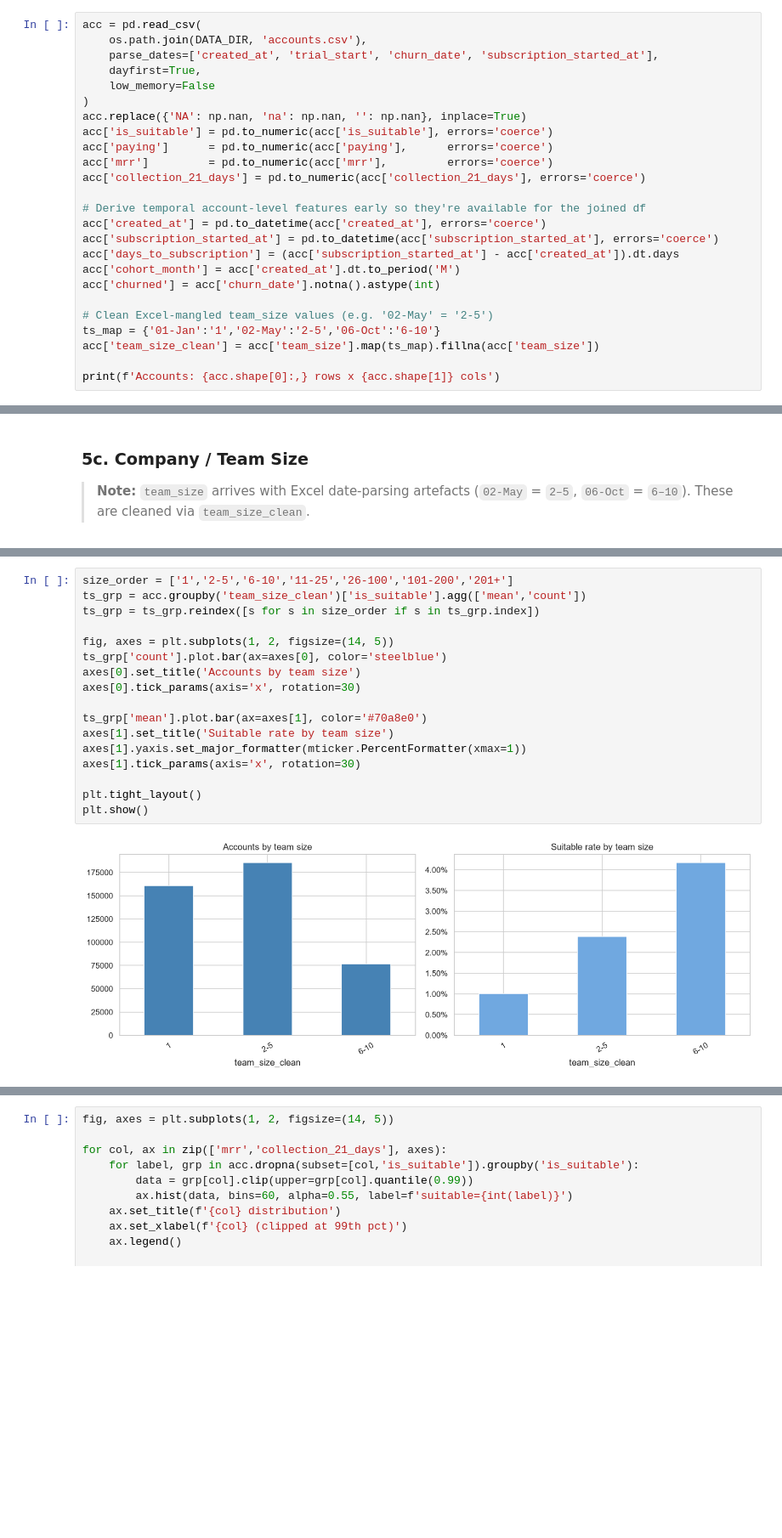
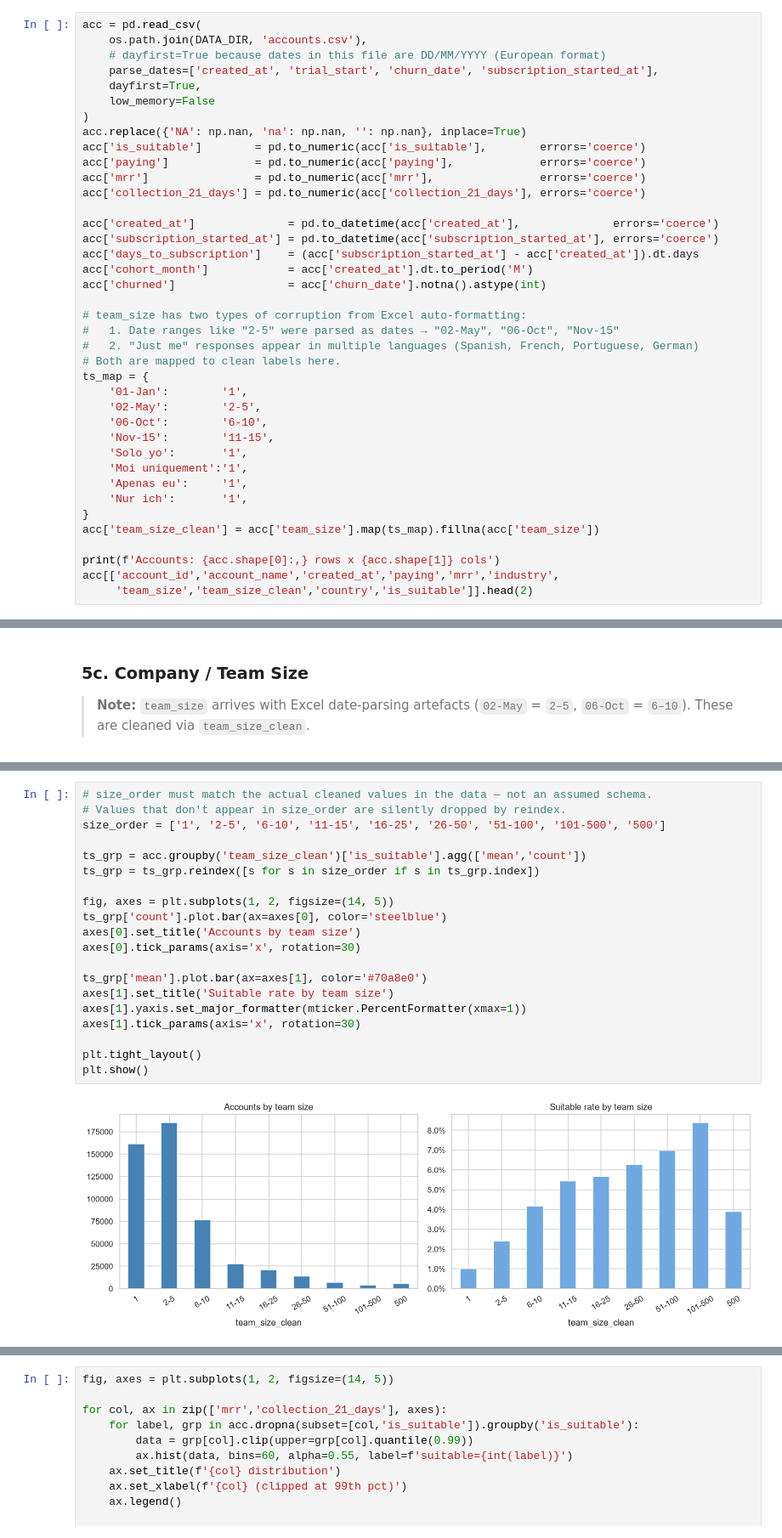
Before and after one commit to DShaience/monday, a Jupyter notebook: eda/01_eda.ipynb, the cells around one changed output, grey strips where cells are left out. Shown at 85% size. Saved outputs shown, nothing was run; the diff lists cells and outputs as text; blank space fills up the shorter version.

```diff
--- a/eda/01_eda.ipynb
+++ b/eda/01_eda.ipynb
@@ -41,27 +48,41 @@ Data directory: e:\development\monday\resources
 # %%
 acc = pd.read_csv(
     os.path.join(DATA_DIR, 'accounts.csv'),
+    # dayfirst=True because dates in this file are DD/MM/YYYY (European format)
     parse_dates=['created_at', 'trial_start', 'churn_date', 'subscription_started_at'],
     dayfirst=True,
     low_memory=False
 )
 acc.replace({'NA': np.nan, 'na': np.nan, '': np.nan}, inplace=True)
-acc['is_suitable'] = pd.to_numeric(acc['is_suitable'], errors='coerce')
-acc['paying']      = pd.to_numeric(acc['paying'],      errors='coerce')
-acc['mrr']         = pd.to_numeric(acc['mrr'],         errors='coerce')
+acc['is_suitable']        = pd.to_numeric(acc['is_suitable'],        errors='coerce')
+acc['paying']             = pd.to_numeric(acc['paying'],             errors='coerce')
+acc['mrr']                = pd.to_numeric(acc['mrr'],                errors='coerce')
 acc['collection_21_days'] = pd.to_numeric(acc['collection_21_days'], errors='coerce')
 
-# Derive temporal account-level features early so they're available for the joined df
-acc['created_at'] = pd.to_datetime(acc['created_at'], errors='coerce')
+acc['created_at']              = pd.to_datetime(acc['created_at'],              errors='coerce')
 acc['subscription_started_at'] = pd.to_datetime(acc['subscription_started_at'], errors='coerce')
-acc['days_to_subscription'] = (acc['subscription_started_at'] - acc['created_at']).dt.days
-acc['cohort_month'] = acc['created_at'].dt.to_period('M')
-acc['churned'] = acc['churn_date'].notna().astype(int)
+acc['days_to_subscription']    = (acc['subscription_started_at'] - acc['created_at']).dt.days
+acc['cohort_month']            = acc['created_at'].dt.to_period('M')
+acc['churned']                 = acc['churn_date'].notna().astype(int)
 
-# Clean Excel-mangled team_size values (e.g. '02-May' = '2-5')
-ts_map = {'01-Jan':'1','02-May':'2-5','06-Oct':'6-10'}
+# team_size has two types of corruption from Excel auto-formatting:
+#   1. Date ranges like "2-5" were parsed as dates → "02-May", "06-Oct", "Nov-15"
+#   2. "Just me" responses appear in multiple languages (Spanish, French, Portuguese, German)
+# Both are mapped to clean labels here.
+ts_map = {
+    '01-Jan':        '1',
+    '02-May':        '2-5',
+    '06-Oct':        '6-10',
+    'Nov-15':        '11-15',
+    'Solo yo':       '1',
+    'Moi uniquement':'1',
+    'Apenas eu':     '1',
+    'Nur ich':       '1',
+}
 acc['team_size_clean'] = acc['team_size'].map(ts_map).fillna(acc['team_size'])
 
 print(f'Accounts: {acc.shape[0]:,} rows x {acc.shape[1]} cols')
+acc[['account_id','account_name','created_at','paying','mrr','industry',
+     'team_size','team_size_clean','country','is_suitable']].head(2)
 # %% [output]
 Accounts: 716,830 rows x 32 cols
@@ -323,22 +374,25 @@ Nur ich               26
 Name: count, dtype: int64
 # %%
-size_order = ['1','2-5','6-10','11-25','26-100','101-200','201+']
+# size_order must match the actual cleaned values in the data — not an assumed schema.
+# Values that don't appear in size_order are silently dropped by reindex.
+size_order = ['1', '2-5', '6-10', '11-15', '16-25', '26-50', '51-100', '101-500', '500']
+
 ts_grp = acc.groupby('team_size_clean')['is_suitable'].agg(['mean','count'])
 ts_grp = ts_grp.reindex([s for s in size_order if s in ts_grp.index])
 
 fig, axes = plt.subplots(1, 2, figsize=(14, 5))
 ts_grp['count'].plot.bar(ax=axes[0], color='steelblue')
 axes[0].set_title('Accounts by team size')
 axes[0].tick_params(axis='x', rotation=30)
 
 ts_grp['mean'].plot.bar(ax=axes[1], color='#70a8e0')
 axes[1].set_title('Suitable rate by team size')
 axes[1].yaxis.set_major_formatter(mticker.PercentFormatter(xmax=1))
 axes[1].tick_params(axis='x', rotation=30)
 
 plt.tight_layout()
 plt.show()
 # %% [output]
-[figure, old version]
+[figure, new version]
 # %% [markdown]
 ### 5d. MRR & Collection in First 21 Days
```
Also changed, not shown: parts of 14 cells of this notebook.
